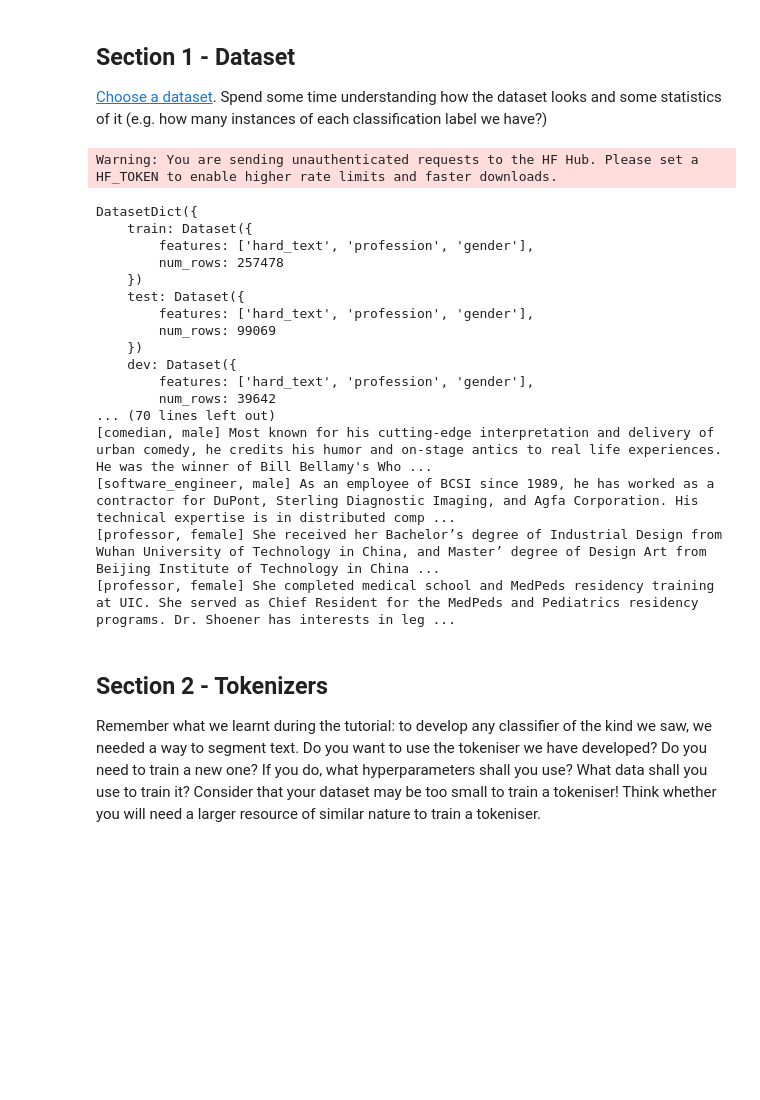
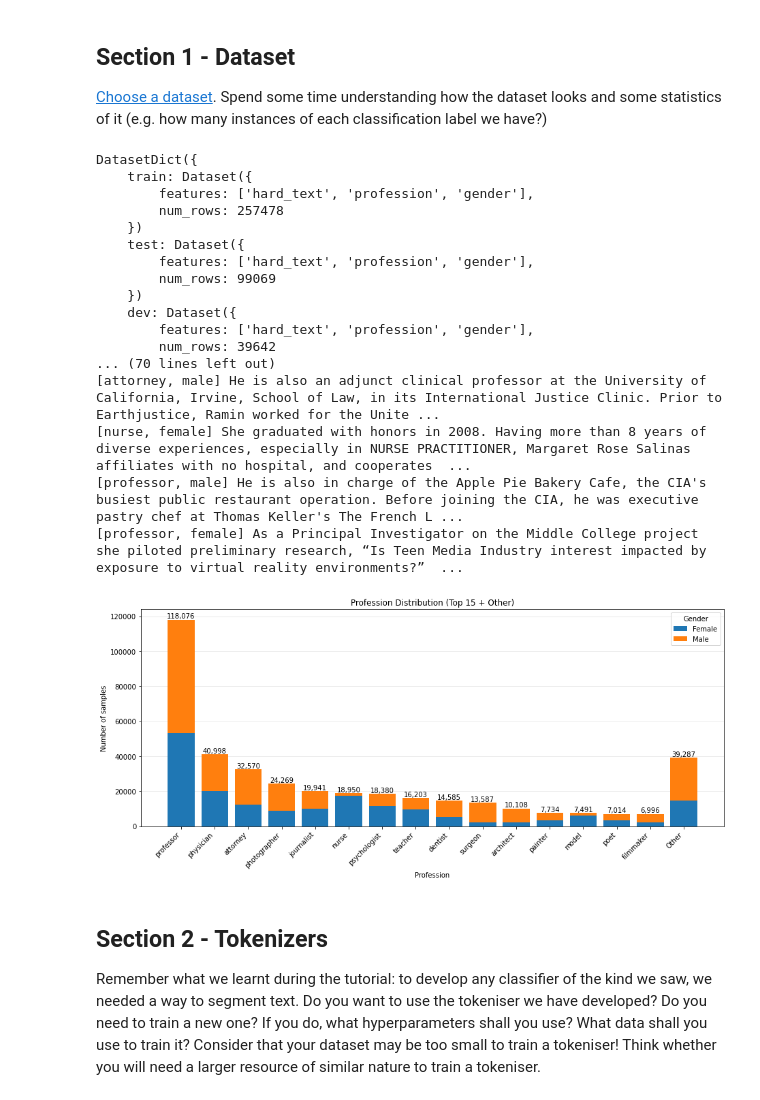
Before and after one commit to YorbenKoolhaas/nlp, a Jupyter notebook: tutorial1/project1/project.ipynb, the cells around one changed output. Saved outputs shown, nothing was run; the diff lists cells and outputs as text; code cells hidden in the pictures; blank space fills up the shorter version.

Commit message:
plotting and using whole dataset

```diff
--- a/tutorial1/project1/project.ipynb
+++ b/tutorial1/project1/project.ipynb
@@ -53,7 +53,7 @@ What you should **keep in mind** given that you will eventually write a blog pos
 ## Section 1 - Dataset
 [Choose a dataset](http://nlp-illc.github.io/nlp1/). Spend some time understanding how the dataset looks and some statistics of it (e.g. how many instances of each classification label we have?)
 # %%
-from datasets import load_dataset
+from datasets import load_dataset, concatenate_datasets
 from collections import Counter
 
 ds = load_dataset("LabHC/bias_in_bios")
@@ -69,28 +69,34 @@ professions = [
 genders = ["male", "female"]
 
 train = ds["train"]
+full_dataset = concatenate_datasets([
+    ds["train"],
+    ds["test"],
+    ds["dev"]
+])
+
 
 # 1. Lege teksten?
 for split in ds:
     print(split, "lege teksten:", sum(1 for t in ds[split]["hard_text"] if not t or not t.strip()))
 
 # 2. Verdeling van beroepen (train)
-prof_counts = Counter(train["profession"])
+prof_counts = Counter(full_dataset["profession"])
 for idx, count in prof_counts.most_common():
-    print(f"{professions[idx]:18s} {count:7d}  ({count/len(train):.1%})")
+    print(f"{professions[idx]:18s} {count:7d}  ({count/len(full_dataset):.1%})")
 
 # 3. Verdeling van gender
-gender_counts = Counter(train["gender"])
-print({genders[k]: f"{v} ({v/len(train):.1%})" for k, v in gender_counts.items()})
+gender_counts = Counter(full_dataset["gender"])
+print({genders[k]: f"{v} ({v/len(full_dataset):.1%})" for k, v in gender_counts.items()})
 
 # 4. Aandeel vrouwen per beroep (het belangrijkste voor de bias-analyse)
-female_per_prof = Counter(p for p, g in zip(train["profession"], train["gender"]) if g == 1)
+female_per_prof = Counter(p for p, g in zip(full_dataset["profession"], full_dataset["gender"]) if g == 1)
 print("\nAandeel vrouwen per beroep:")
 for idx in sorted(prof_counts, key=lambda i: female_per_prof[i] / prof_counts[i]):
     print(f"{professions[idx]:18s} {female_per_prof[idx]/prof_counts[idx]:.1%}")
 
 # 5. Tekstlengte in woorden
-lengths = [len(t.split()) for t in train["hard_text"]]
+lengths = [len(t.split()) for t in full_dataset["hard_text"]]
 print(f"\nGemiddeld {sum(lengths)/len(lengths):.1f} woorden, min {min(lengths)}, max {max(lengths)}")
 
 # 6. Verdeling per split vergelijken (zijn de splits vergelijkbaar?)
@@ -100,24 +106,23 @@ for split in ds:
     print(split, top3)
 
 # 7. Voorbeelden
-for ex in train.shuffle(seed=42).select(range(5)):
+for ex in full_dataset.shuffle(seed=42).select(range(5)):
     print(f"[{professions[ex['profession']]}, {genders[ex['gender']]}] {ex['hard_text'][:200]}")
 # %% [output]
-Warning: You are sending unauthenticated requests to the HF Hub. Please set a HF_TOKEN to enable higher rate limits and faster downloads.
+DatasetDict({
+    train: Dataset({
+        features: ['hard_text', 'profession', 'gender'],
+        num_rows: 257478
+    })
+    test: Dataset({
+        features: ['hard_text', 'profession', 'gender'],
+        num_rows: 99069
+    })
+    dev: Dataset({
+        features: ['hard_text', 'profession', 'gender'],
+        num_rows: 39642
+... (70 lines left out)
+[attorney, male] He is also an adjunct clinical professor at the University of California, Irvine, School of Law, in its International Justice Clinic. Prior to Earthjustice, Ramin worked for the Unite ...
+[nurse, female] She graduated with honors in 2008. Having more than 8 years of diverse experiences, especially in NURSE PRACTITIONER, Margaret Rose Salinas affiliates with no hospital, and cooperates  ...
+[professor, male] He is also in charge of the Apple Pie Bakery Cafe, the CIA's busiest public restaurant operation. Before joining the CIA, he was executive pastry chef at Thomas Keller's The French L ...
+[professor, female] As a Principal Investigator on the Middle College project she piloted preliminary research, “Is Teen Media Industry interest impacted by exposure to virtual reality environments?”  ...
-DatasetDict({
-    train: Dataset({
-        features: ['hard_text', 'profession', 'gender'],
-        num_rows: 257478
-    })
-    test: Dataset({
-        features: ['hard_text', 'profession', 'gender'],
-        num_rows: 99069
-    })
-    dev: Dataset({
-        features: ['hard_text', 'profession', 'gender'],
-        num_rows: 39642
-... (70 lines left out)
-[comedian, male] Most known for his cutting-edge interpretation and delivery of urban comedy, he credits his humor and on-stage antics to real life experiences. He was the winner of Bill Bellamy's Who ...
-[software_engineer, male] As an employee of BCSI since 1989, he has worked as a contractor for DuPont, Sterling Diagnostic Imaging, and Agfa Corporation. His technical expertise is in distributed comp ...
-[professor, female] She received her Bachelor’s degree of Industrial Design from Wuhan University of Technology in China, and Master’ degree of Design Art from Beijing Institute of Technology in China ...
-[professor, female] She completed medical school and MedPeds residency training at UIC. She served as Chief Resident for the MedPeds and Pediatrics residency programs. Dr. Shoener has interests in leg ...
@@ -124,3 +251,13 @@ DatasetDict({
+# %%
+plot_profession_distribution(
+    full_dataset,
+    professions,
+    N_classes=15,
+    show_gender=True,
+    gender_names={0: "Male", 1: "Female"}
+)
+# %% [output]
+[figure, added]
 # %% [markdown]
 ## Section 2 - Tokenizers
 Remember what we learnt during the tutorial: to develop any classifier of the kind we saw, we needed a way to segment text. Do you want to use the tokeniser we have developed? Do you need to train a new one? If you do, what hyperparameters shall you use? What data shall you use to train it? Consider that your dataset may be too small to train a tokeniser! Think whether you will need a larger resource of similar nature to train a tokeniser.
```
Also changed, not shown: parts of 1 cell of this notebook, 1 other file.
